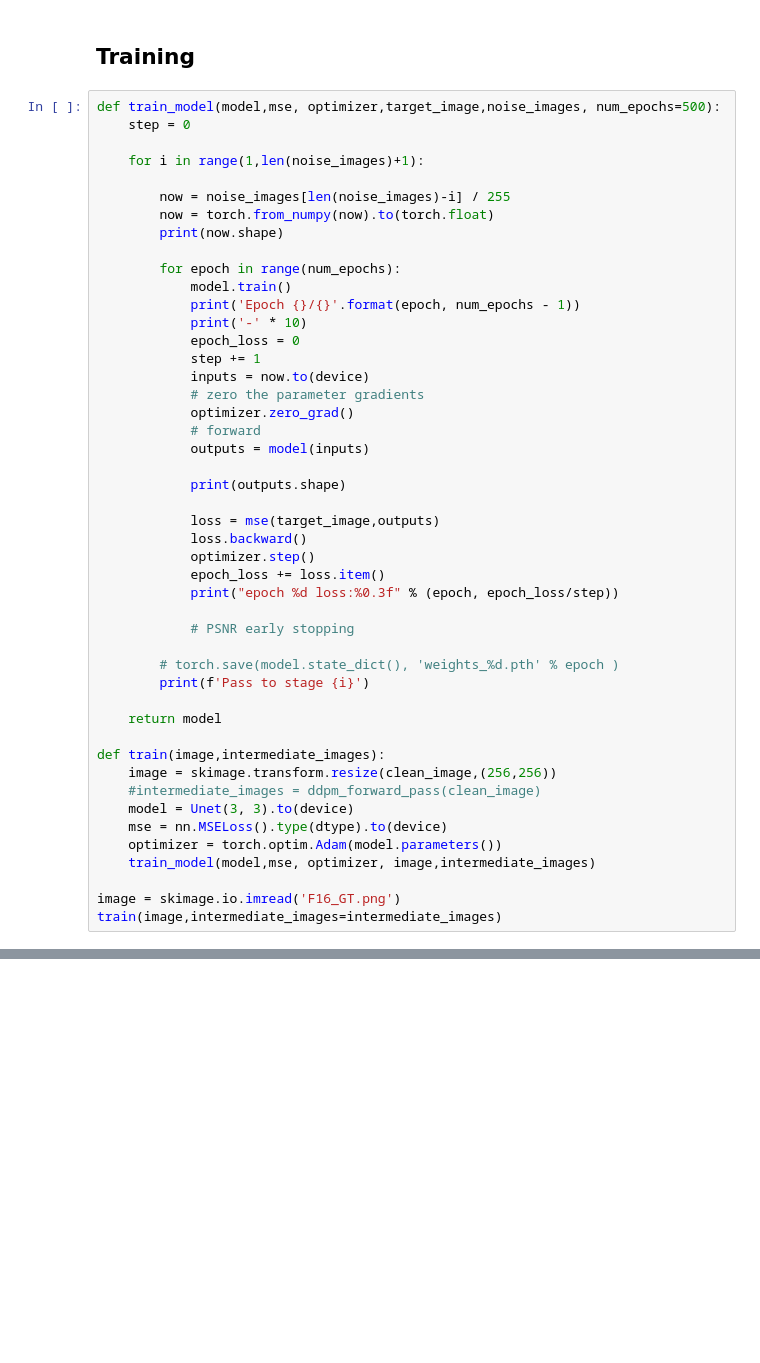
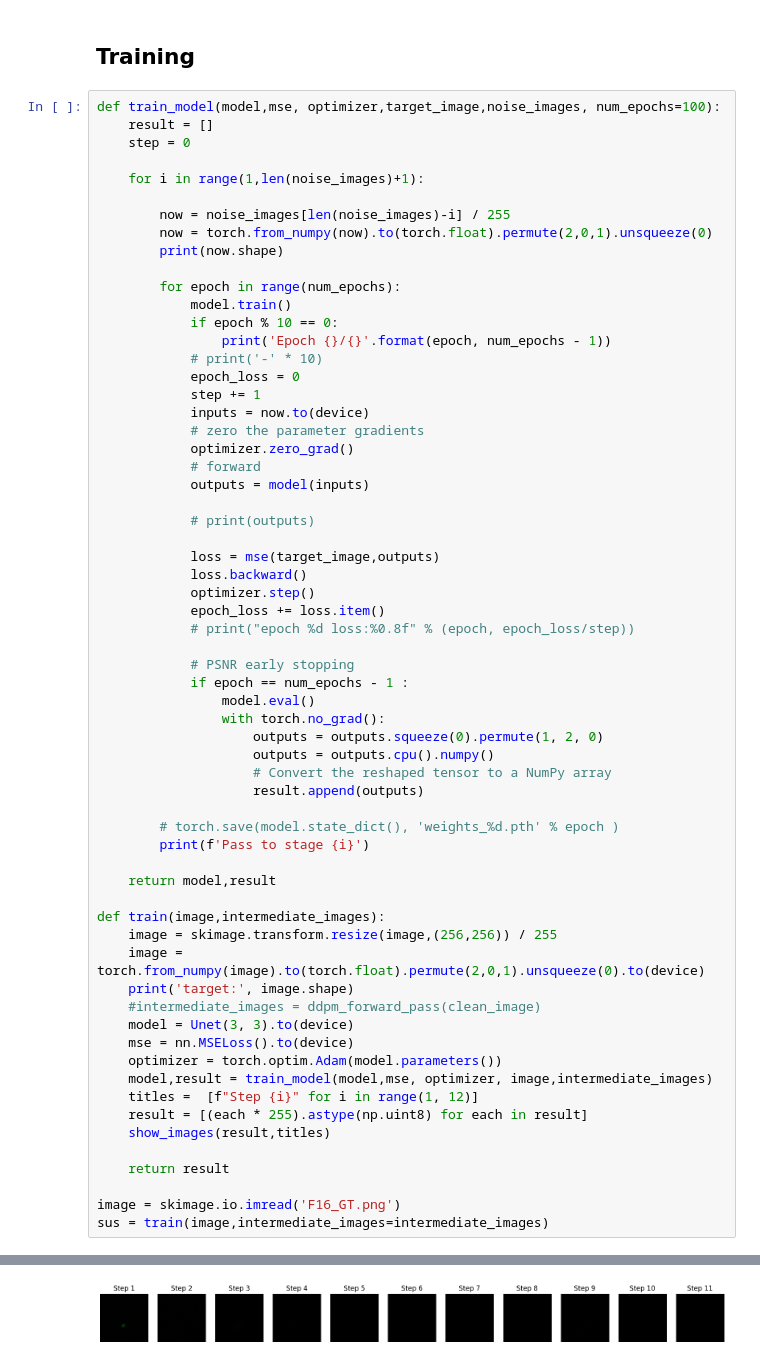
Before and after one commit to US3R070/Generative-Models-for-Visual-Signals, a Jupyter notebook: main.ipynb, the cells around one changed output, grey strips where cells are left out. Cells and saved outputs as stored; diff of their text form; blank space fills up the shorter version.

Commit message:
u-net able to train

```diff
--- a/main.ipynb
+++ b/main.ipynb
@@ -136,19 +136,21 @@ print(psnr_value_array)
 # %% [markdown]
 ## Training
 # %%
-def train_model(model,mse, optimizer,target_image,noise_images, num_epochs=500):
+def train_model(model,mse, optimizer,target_image,noise_images, num_epochs=100):
+    result = []
     step = 0
 
     for i in range(1,len(noise_images)+1):
 
         now = noise_images[len(noise_images)-i] / 255
-        now = torch.from_numpy(now).to(torch.float)
+        now = torch.from_numpy(now).to(torch.float).permute(2,0,1).unsqueeze(0)
         print(now.shape)
 
         for epoch in range(num_epochs):
             model.train()
-            print('Epoch {}/{}'.format(epoch, num_epochs - 1))
-            print('-' * 10)
+            if epoch % 10 == 0:
+                print('Epoch {}/{}'.format(epoch, num_epochs - 1))
+            # print('-' * 10)
             epoch_loss = 0
             step += 1
             inputs = now.to(device)
@@ -157,29 +159,43 @@ def train_model(model,mse, optimizer,target_image,noise_images, num_epochs=500):
             # forward
             outputs = model(inputs)
 
-            print(outputs.shape)
+            # print(outputs)
 
             loss = mse(target_image,outputs)
             loss.backward()
             optimizer.step()
             epoch_loss += loss.item()
-            print("epoch %d loss:%0.3f" % (epoch, epoch_loss/step))
+            # print("epoch %d loss:%0.8f" % (epoch, epoch_loss/step))
 
             # PSNR early stopping
+            if epoch == num_epochs - 1 :
+                model.eval()
+                with torch.no_grad():
+                    outputs = outputs.squeeze(0).permute(1, 2, 0)
+                    outputs = outputs.cpu().numpy()
+                    # Convert the reshaped tensor to a NumPy array
+                    result.append(outputs)
 
         # torch.save(model.state_dict(), 'weights_%d.pth' % epoch )
         print(f'Pass to stage {i}')
 
-    return model
+    return model,result
 
 def train(image,intermediate_images):
-    image = skimage.transform.resize(clean_image,(256,256))
+    image = skimage.transform.resize(image,(256,256)) / 255
+    image = torch.from_numpy(image).to(torch.float).permute(2,0,1).unsqueeze(0).to(device)
+    print('target:', image.shape)
     #intermediate_images = ddpm_forward_pass(clean_image)
     model = Unet(3, 3).to(device)
-    mse = nn.MSELoss().type(dtype).to(device)
+    mse = nn.MSELoss().to(device)
     optimizer = torch.optim.Adam(model.parameters())
-    train_model(model,mse, optimizer, image,intermediate_images)
+    model,result = train_model(model,mse, optimizer, image,intermediate_images)
+    titles =  [f"Step {i}" for i in range(1, 12)]
+    result = [(each * 255).astype(np.uint8) for each in result]
+    show_images(result,titles)
+
+    return result
 
 image = skimage.io.imread('F16_GT.png')
-train(image,intermediate_images=intermediate_images)
+sus = train(image,intermediate_images=intermediate_images)
 # %% [output]
@@ -189,0 +230 @@ RuntimeError: Given groups=1, weight of size [64, 3, 3, 3], expected input[1, 25
+[figure, added]
```
Also changed, not shown: parts of 3 cells of this notebook.
